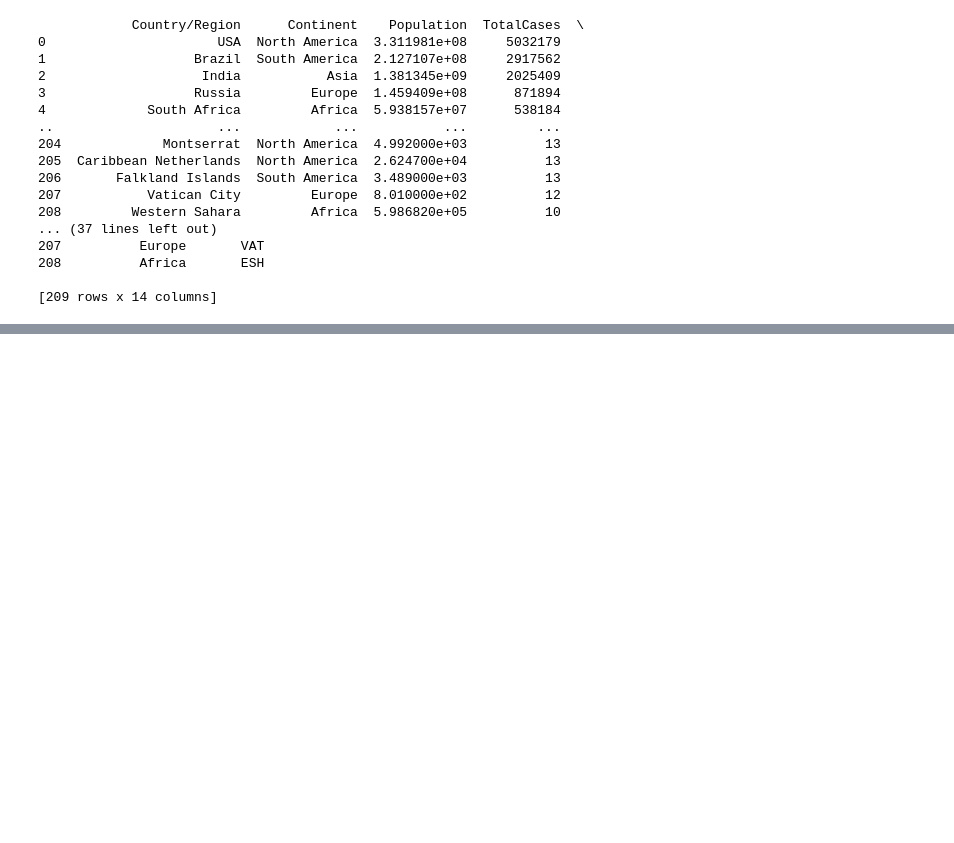
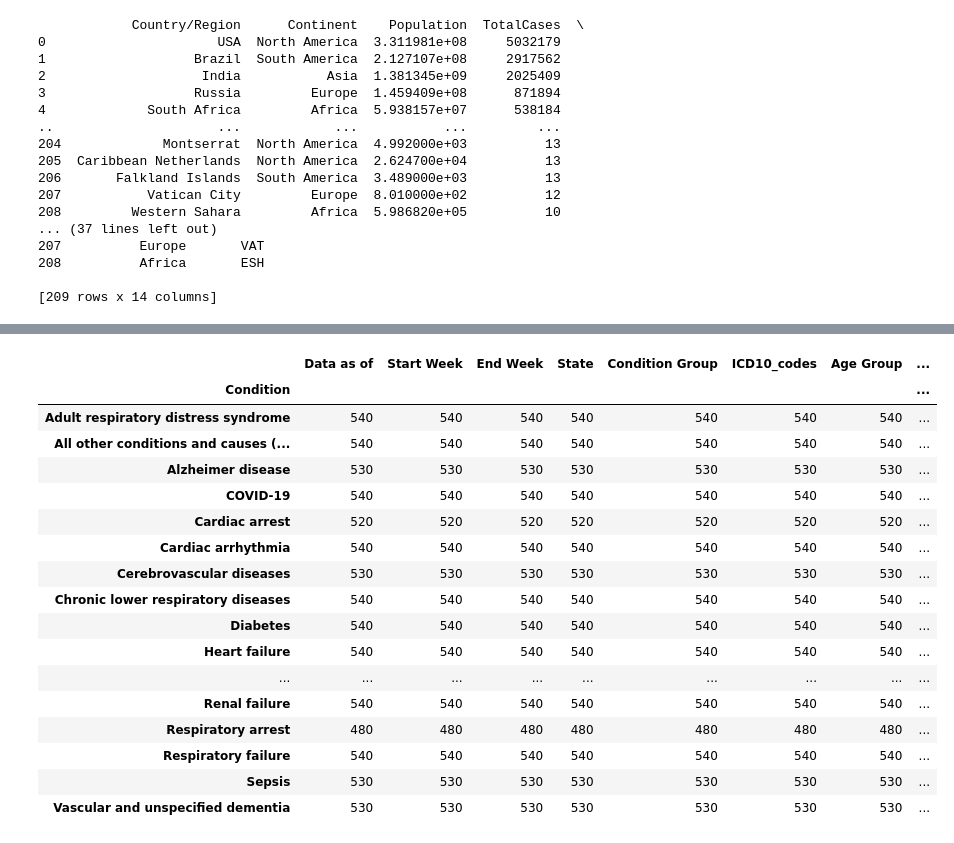
Before and after one commit to premjha9625/DataScience, a Jupyter notebook: covidDA/covid.ipynb, the cells around one changed output, grey strips where cells are left out. Saved outputs shown, nothing was run; the diff lists cells and outputs as text; code cells hidden in the pictures; blank space fills up the shorter version.

```diff
--- a/covidDA/covid.ipynb
+++ b/covidDA/covid.ipynb
@@ -134,0 +174,21 @@ py.iplot(table)
+# %%
+dataset3.groupby(["Condition"]).count()
+# %% [output]
+|  | Data as of | Start Week | End Week | State | Condition Group | ICD10_codes | Age Group | ... |
+| Condition |  |  |  |  |  |  |  | ... |
+| Adult respiratory distress syndrome | 540 | 540 | 540 | 540 | 540 | 540 | 540 | ... |
+| All other conditions and causes (... | 540 | 540 | 540 | 540 | 540 | 540 | 540 | ... |
+| Alzheimer disease | 530 | 530 | 530 | 530 | 530 | 530 | 530 | ... |
+| COVID-19 | 540 | 540 | 540 | 540 | 540 | 540 | 540 | ... |
+| Cardiac arrest | 520 | 520 | 520 | 520 | 520 | 520 | 520 | ... |
+| Cardiac arrhythmia | 540 | 540 | 540 | 540 | 540 | 540 | 540 | ... |
+| Cerebrovascular diseases | 530 | 530 | 530 | 530 | 530 | 530 | 530 | ... |
+| Chronic lower respiratory diseases | 540 | 540 | 540 | 540 | 540 | 540 | 540 | ... |
+| Diabetes | 540 | 540 | 540 | 540 | 540 | 540 | 540 | ... |
+| Heart failure | 540 | 540 | 540 | 540 | 540 | 540 | 540 | ... |
+| ... | ... | ... | ... | ... | ... | ... | ... | ... |
+| Renal failure | 540 | 540 | 540 | 540 | 540 | 540 | 540 | ... |
+| Respiratory arrest | 480 | 480 | 480 | 480 | 480 | 480 | 480 | ... |
+| Respiratory failure | 540 | 540 | 540 | 540 | 540 | 540 | 540 | ... |
+| Sepsis | 530 | 530 | 530 | 530 | 530 | 530 | 530 | ... |
+| Vascular and unspecified dementia | 530 | 530 | 530 | 530 | 530 | 530 | 530 | ... |
```
Also changed, not shown: parts of 11 cells of this notebook.
